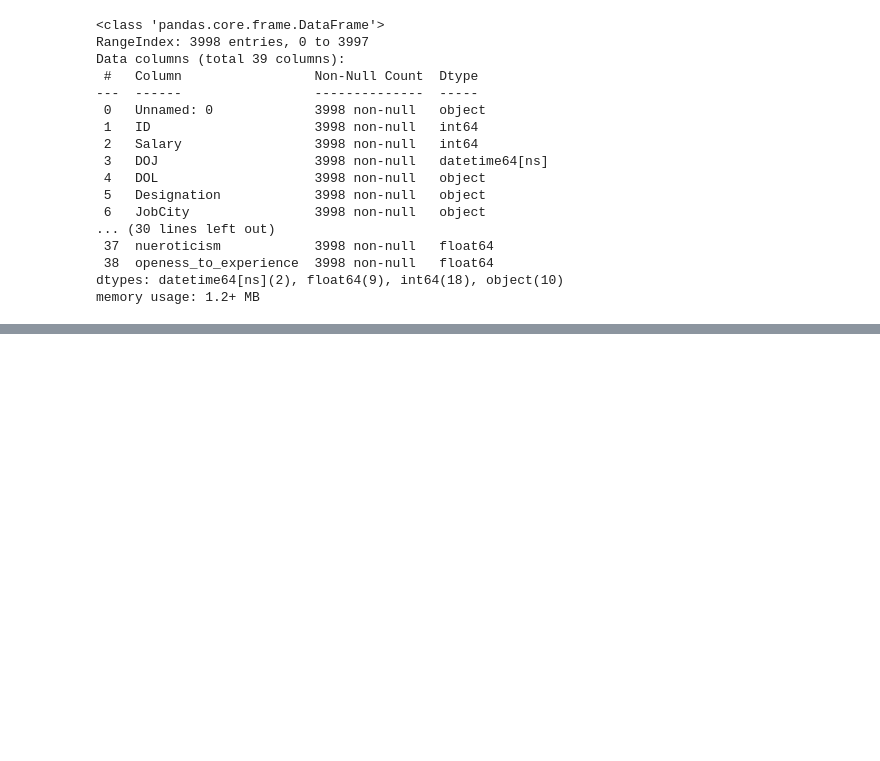
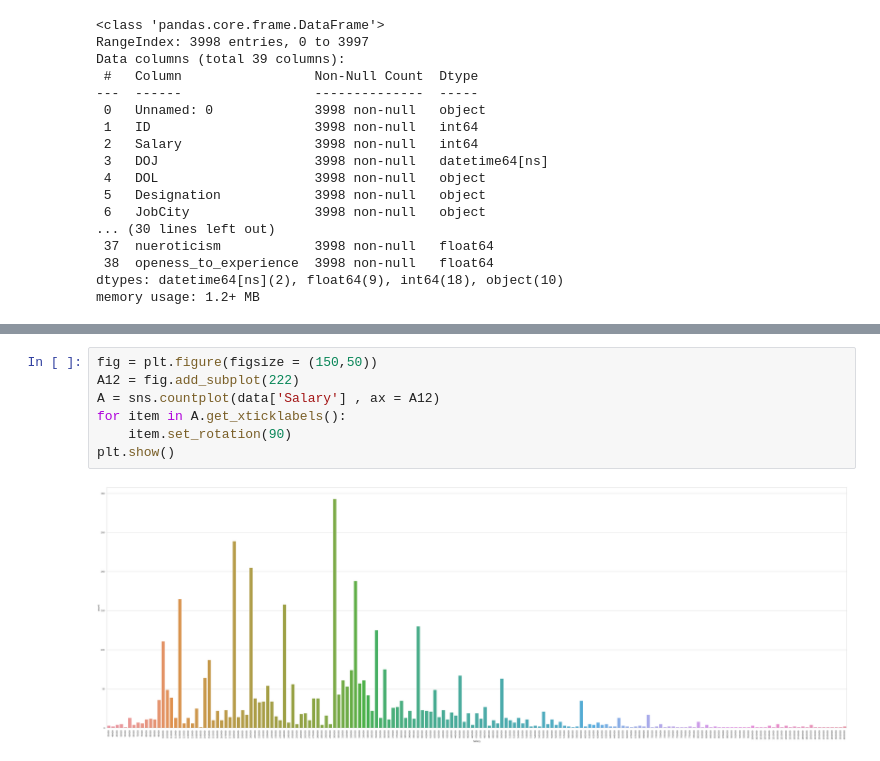
Before and after one commit to CodeWithSridhar/Innomatics-Internship, a Jupyter notebook: Task11_Exploratory_Data_Analysis(EDA).ipynb, the cells around one changed output, grey strips where cells are left out. Cells and saved outputs as stored; diff of their text form; blank space fills up the shorter version.

```diff
--- a/Task11_Exploratory_Data_Analysis(EDA).ipynb
+++ b/Task11_Exploratory_Data_Analysis(EDA).ipynb
@@ -90,0 +205,9 @@ memory usage: 1.2+ MB
+# %%
+fig = plt.figure(figsize = (150,50))
+A12 = fig.add_subplot(222)
+A = sns.countplot(data['Salary'] , ax = A12)
+for item in A.get_xticklabels():
+    item.set_rotation(90)
+plt.show()
+# %% [output]
+[figure, added]
```
Also changed, not shown: parts of 36 cells of this notebook.
